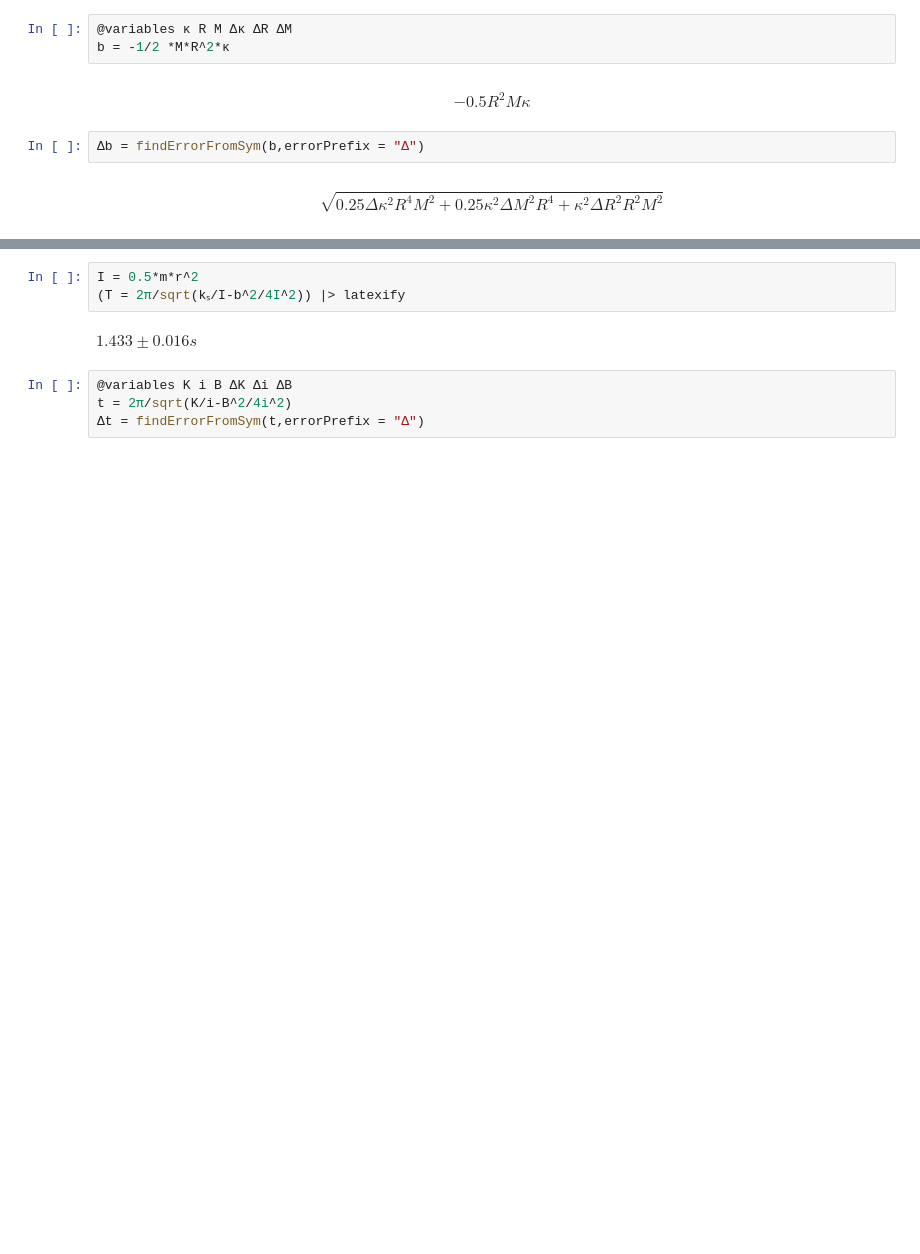
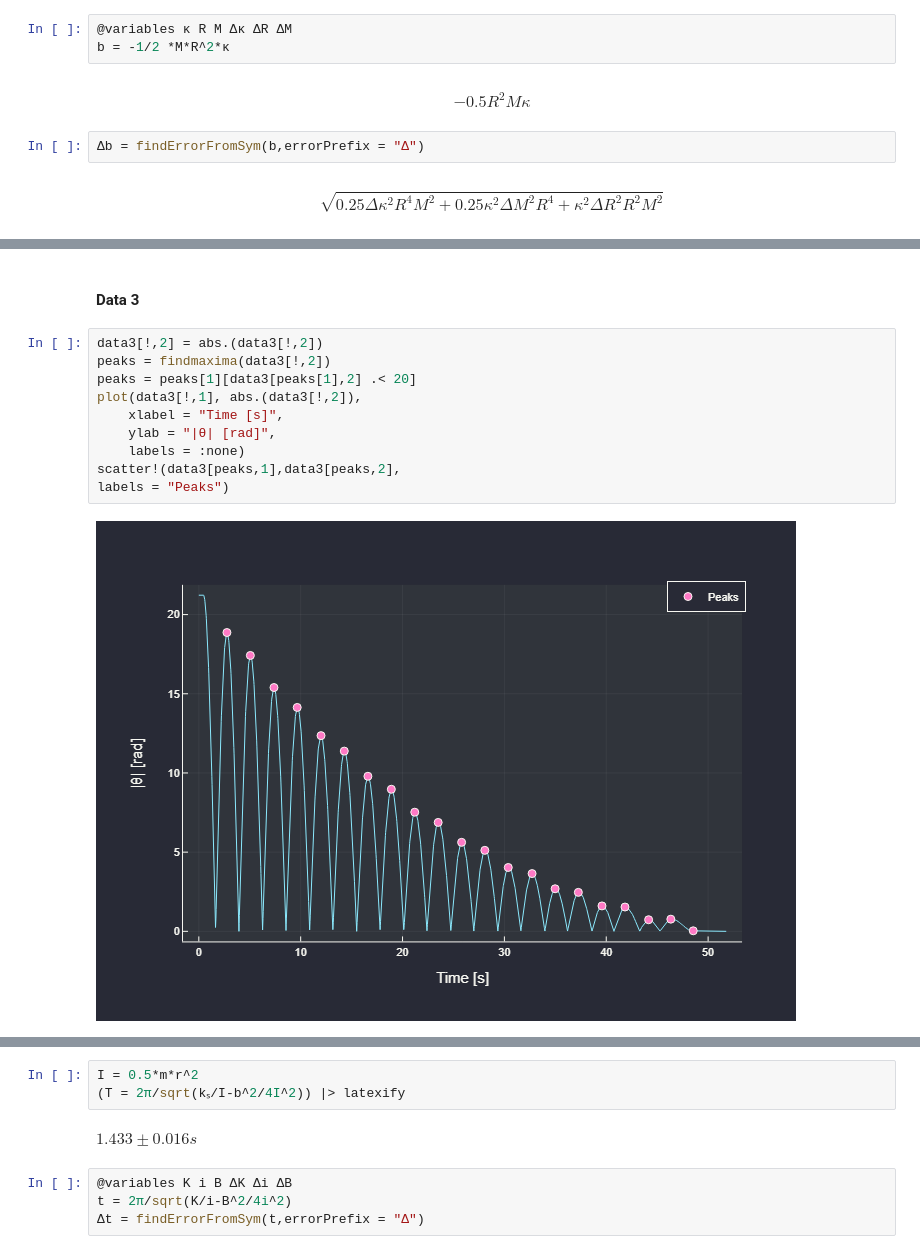
Before and after one commit to AwesomeQuest/verklegt3, a Jupyter notebook: notebook.ipynb, the cells around one changed output, grey strips where cells are left out. Drawn from its saved outputs; the diff is of its cells as text; blank space fills up the shorter version.

```diff
--- a/notebook.ipynb
+++ b/notebook.ipynb
@@ -236,0 +318,14 @@ $5.96e-5 ± 5.8e-6 kg m^2 s^-1$
+# %% [markdown]
+#### Data 3
+# %%
+data3[!,2] = abs.(data3[!,2])
+peaks = findmaxima(data3[!,2])
+peaks = peaks[1][data3[peaks[1],2] .< 20]
+plot(data3[!,1], abs.(data3[!,2]),
+	xlabel = "Time [s]",
+	ylab = "|θ| [rad]",
+	labels = :none)
+scatter!(data3[peaks,1],data3[peaks,2],
+labels = "Peaks")
+# %% [output]
+[figure, added]
```
Also changed, not shown: parts of 57 cells of this notebook.
